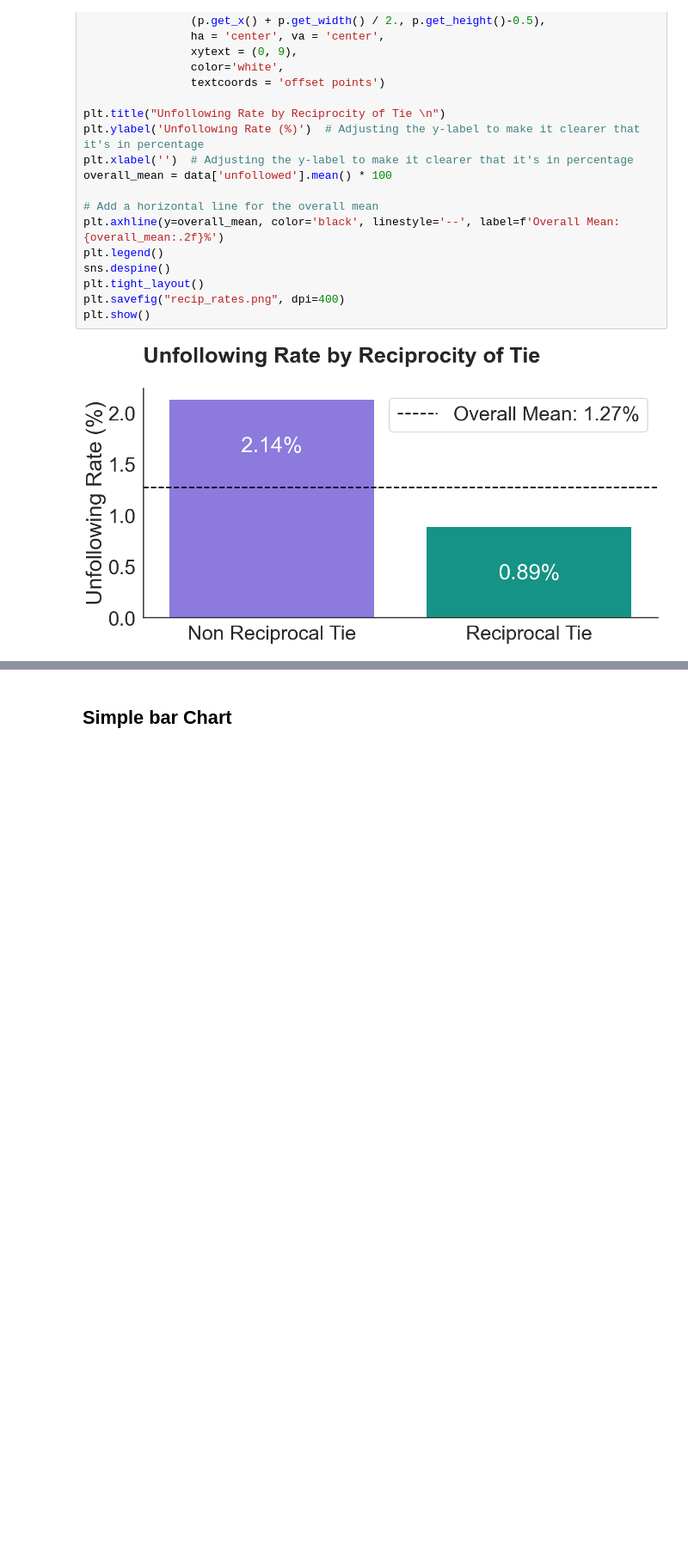
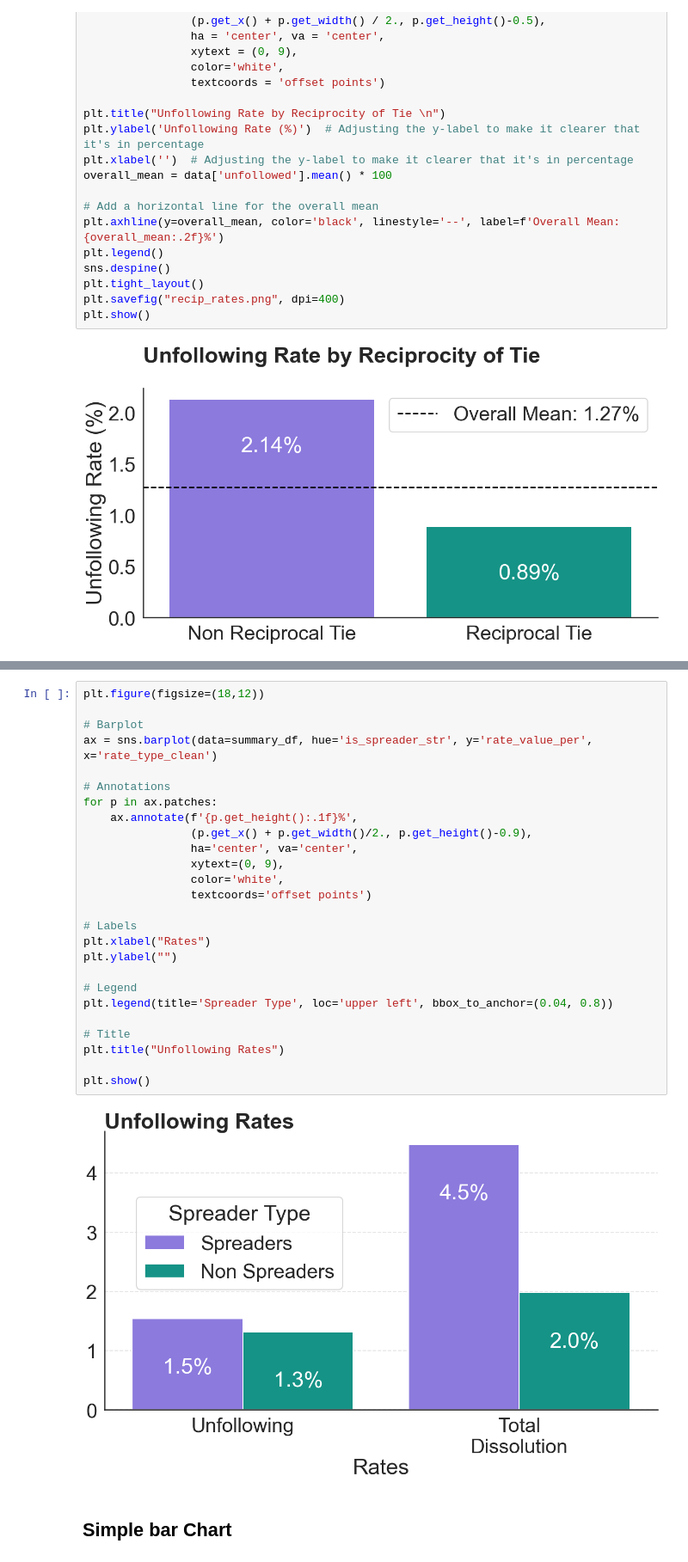
Before and after one commit to josh-ashkinaze/unfollowing_obs2, a Jupyter notebook: desc_stats.ipynb, the cells around one changed output, grey strips where cells are left out. Shown at 86% size. Saved outputs shown, nothing was run; the diff lists cells and outputs as text; blank space fills up the shorter version.

```diff
--- a/desc_stats.ipynb
+++ b/desc_stats.ipynb
@@ -728,3 +784,31 @@ User(_api=<tweepy.api.API object at 0x...>, _json={'id': 1481596104152125442, 'i
+# %%
+plt.figure(figsize=(18,12))
+
+# Barplot
+ax = sns.barplot(data=summary_df, hue='is_spreader_str', y='rate_value_per', x='rate_type_clean')
+
+# Annotations
+for p in ax.patches:
+    ax.annotate(f'{p.get_height():.1f}%',
+                (p.get_x() + p.get_width()/2., p.get_height()-0.9),
+                ha='center', va='center',
+                xytext=(0, 9),
+                color='white',
+                textcoords='offset points')
+
+# Labels
+plt.xlabel("Rates")
+plt.ylabel("")
+
+# Legend
+plt.legend(title='Spreader Type', loc='upper left', bbox_to_anchor=(0.04, 0.8))
+
+# Title
+plt.title("Unfollowing Rates")
+
+plt.show()
+# %% [output]
+[figure, added]
 # %% [markdown]
 ## Simple bar Chart
 # %%
```
Also changed, not shown: parts of 23 cells of this notebook.
